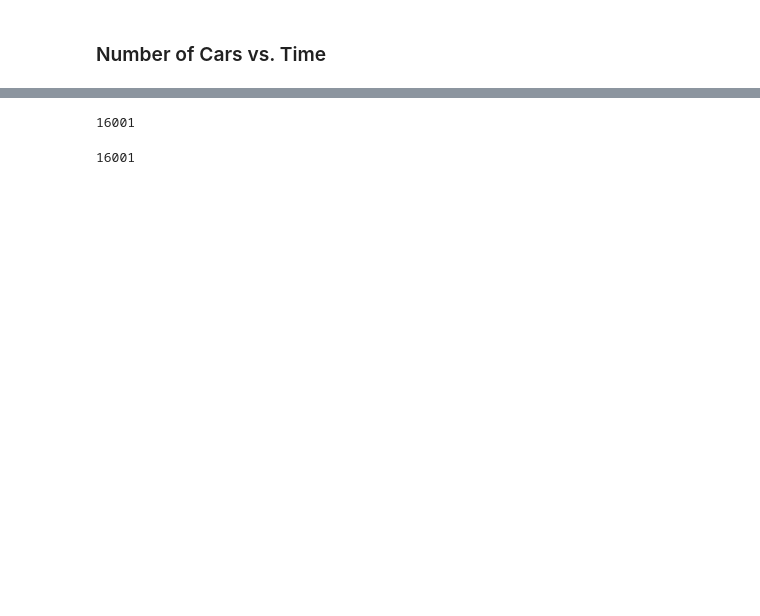
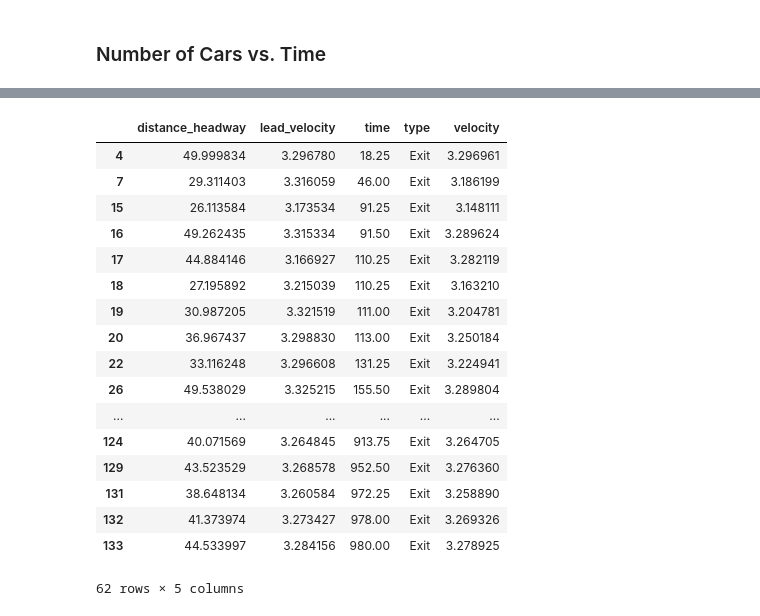
Before and after one commit to flow-project/flow, a Jupyter notebook: stochastic_simulation/Stochastic_Lane_Changes.ipynb, the cells around one changed output, grey strips where cells are left out. Drawn from its saved outputs; the diff is of its cells as text; code cells hidden in the pictures; blank space fills up the shorter version.

```diff
--- a/stochastic_simulation/Stochastic_Lane_Changes.ipynb
+++ b/stochastic_simulation/Stochastic_Lane_Changes.ipynb
@@ -114,8 +120,14 @@ class ring_road():
         self.ind_cars_const = ind_cars_const
 
 
-    def simulate(self, dt, t_final):
+    def simulate(self, dt, t_final, t_lc=0):
+        if t_lc == 0:
+            t_lc = dt
         n_cars_const = len(self.ind_cars_const)
+
+        # initialize empty dataframe to collect lane-change data
+        lane_change_df = pd.DataFrame(columns=('time', 'velocity', 'lead_velocity',
+                                               'distance_headway', 'type'))
 
         # store constant cars in the first n columns
         ind_variable_cars = np.arange(self.n_cars)
@@ -159,10 +171,27 @@ class ring_road():
             # velocity of each car currently in the lane
             vel_cur = sol[i, ind_cars+n_cars_tot]
 
-            enter = prob_enter(headway_cur, vel_cur, 50, dt)  # determine which gaps accept new cars
-            exit = prob_exit(headway_cur, vel_cur, 50, dt)    # determine which cars exit the lane
+            enter = prob_enter(headway_cur, vel_cur, dt, t[i], t_lc)  # determine which gaps accept new cars
+            exit = prob_exit(headway_cur, vel_cur, dt, t[i], t_lc)    # determine which cars exit the lane
             # ensure that cars that are constant do not exit the lane
-            exit = np.logical_or(exit, np.in1d(ind_cars,np.arange(n_cars_const)))
+            exit = np.logical_and(exit, np.logical_not(np.in1d(ind_cars,np.arange(n_cars_const))))
+
+
+            ################### collect exit data in lane-change dataframe ###################
+
+            if sum(exit)>0:
+                exit_time = t[i]*np.ones(sum(exit))
+                exit_vel = vel_cur[exit]
+                exit_headway  = headway_cur[exit]
+                exit_type = ["Exit"]*sum(exit)
+                if exit[0]:
+                    exit_lead_vel = np.append(vel_cur[-1:], vel_cur[np.where(exit)[0][1:]-1])
+                else:
+                    exit_lead_vel = vel_cur[np.where(exit)[0]-1]
+
+                df_exit = pd.DataFrame({'time':exit_time, 'velocity':exit_vel, 'lead_velocity':exit_lead_vel,
+                                        'distance_headway':exit_headway, 'type':exit_type})
+                lane_change_df = lane_change_df.append(df_exit, ignore_index=True)
 
 
             ############## update variables given cars that entered and/or exit ##############
@@ -200,7 +229,15 @@ class ring_road():
                 headway[i, np.arange(sum(enter))+n_cars_const] = h_new
                 headway[i, ind_cars[ind]] = h_lag_new
 
+                # update lane-change dataframe with cars that entered
+                enter_time = t[i]*np.ones(sum(enter))
+                enter_type = ["Enter"]*sum(enter)
+                df_enter = pd.DataFrame({'time':enter_time, 'velocity':v_new, 'lead_velocity':v_new,
+                                         'distance_headway':h_new, 'type':enter_type})
+                lane_change_df = lane_change_df.append(df_enter, ignore_index=True)
+
             # update indeces (whether change occured or not), and add cars (if change occured)
+            exit = np.logical_or(exit, np.in1d(ind_cars,np.arange(n_cars_const)))
             ind_cars = np.append(np.append(np.arange(n_cars_const), np.arange(sum(enter))+n_cars_const),
                                  ind_cars[np.invert(exit)]+sum(enter))
             # order the indeces by position
@@ -214,7 +251,7 @@ class ring_road():
         pos_absolute = sol[:,:int(sol.shape[1]/2)]  # absolute position of every car, in meters
         vel = sol[:,int(sol.shape[1]/2):]  # velocity of every cars at every point in time, 0 if car is not avaialable
 
-        return(pos_absolute, pos_rad, vel, headway, n_cars_cur)
+        return(pos_absolute, pos_rad, vel, headway, lane_change_df, n_cars_cur)
 # %% [markdown]
 # Main
 # %% [markdown]
@@ -241,7 +278,7 @@ t_final = 1000  # simulation time [s]
 
 ## begin simulation
 t1 = time.time()
-pos_absolute, pos_rad, vel, headway, n_cars_cur = model.simulate(dt, t_final)
+pos_absolute, pos_rad, vel, headway, lane_change_df, n_cars_cur = model.simulate(dt, t_final)
 t2 = time.time()
 
 print("Simulation Time:", t2-t1)
@@ -362,11 +402,24 @@ plt.show()
 # %% [output]
 [interactive output not drawn]
 [interactive output not drawn]
-# %%
-len(t)
-# %% [output]
-16001
-# %%
-len(headway[:,:])
-# %% [output]
-16001
+# %%
+lane_change_df[lane_change_df['type']=='Exit']
+# %% [output]
+|  | distance_headway | lead_velocity | time | type | velocity |
+| 4 | 49.999834 | 3.296780 | 18.25 | Exit | 3.296961 |
+| 7 | 29.311403 | 3.316059 | 46.00 | Exit | 3.186199 |
+| 15 | 26.113584 | 3.173534 | 91.25 | Exit | 3.148111 |
+| 16 | 49.262435 | 3.315334 | 91.50 | Exit | 3.289624 |
+| 17 | 44.884146 | 3.166927 | 110.25 | Exit | 3.282119 |
+| 18 | 27.195892 | 3.215039 | 110.25 | Exit | 3.163210 |
+| 19 | 30.987205 | 3.321519 | 111.00 | Exit | 3.204781 |
+| 20 | 36.967437 | 3.298830 | 113.00 | Exit | 3.250184 |
+| 22 | 33.116248 | 3.296608 | 131.25 | Exit | 3.224941 |
+| 26 | 49.538029 | 3.325215 | 155.50 | Exit | 3.289804 |
+| ... | ... | ... | ... | ... | ... |
+| 124 | 40.071569 | 3.264845 | 913.75 | Exit | 3.264705 |
+| 129 | 43.523529 | 3.268578 | 952.50 | Exit | 3.276360 |
+| 131 | 38.648134 | 3.260584 | 972.25 | Exit | 3.258890 |
+| 132 | 41.373974 | 3.273427 | 978.00 | Exit | 3.269326 |
+| 133 | 44.533997 | 3.284156 | 980.00 | Exit | 3.278925 |
+62 rows × 5 columns
```
Also changed, not shown: parts of 8 cells of this notebook.
